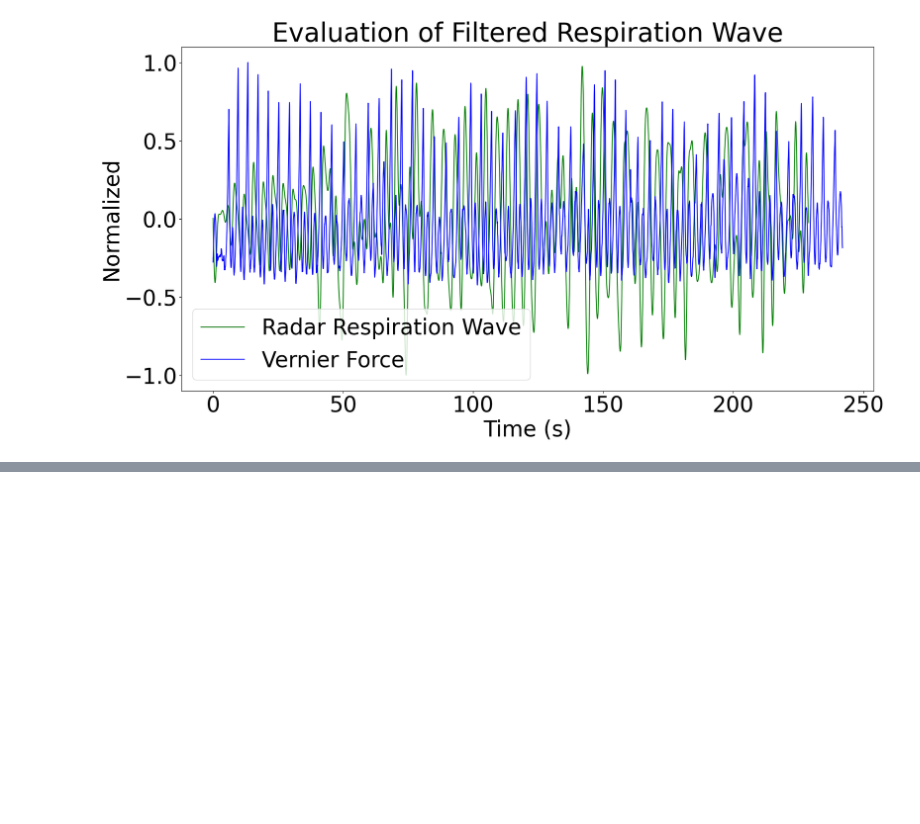
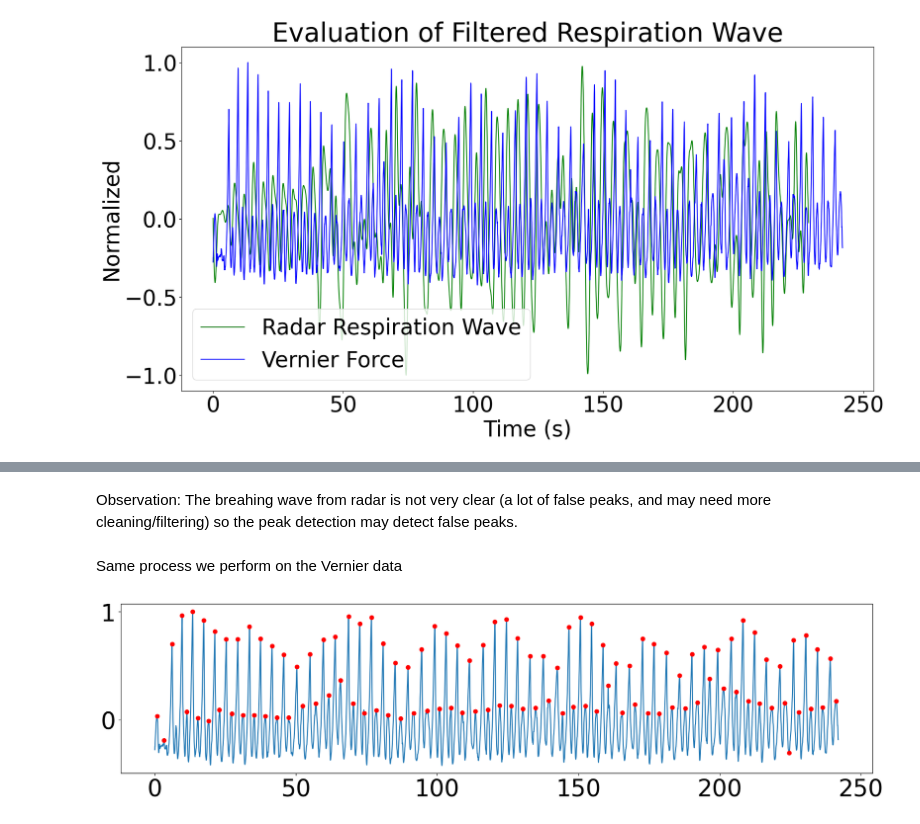
Before and after one commit to walidbrahim/radar_data_processing_tutorials, a Jupyter notebook: radar_data_processing.ipynb, the cells around one changed output, grey strips where cells are left out. Cells and saved outputs as stored; diff of their text form; code cells hidden in the pictures; blank space fills up the shorter version.

```diff
--- a/radar_data_processing.ipynb
+++ b/radar_data_processing.ipynb
@@ -472,0 +527,30 @@ plt.show()
+# %% [markdown]
+Observation: The breahing wave from radar is not very clear (a lot of false peaks, and may need more cleaning/filtering) so the peak detection may detect false peaks.
+# %% [markdown]
+Same process we perform on the Vernier data
+# %%
+# Find peaks for reference: (Vernier)
+# Parameters for the peak finding algoritm:
+distance = 1.5*vernier_sampling_frequency
+width = 1*vernier_sampling_frequency
+prominence = .7
+height = 0.0
+
+window_size = 30*vernier_sampling_frequency
+step = vernier_sampling_frequency
+vernier_br_array = []
+peaks_array = []
+for i in range(window_size, len(vernier_raw_data_norm), step):
+    peaks, _ = find_peaks(vernier_raw_data_norm[i-window_size:i], distance=distance)#, prominence=prominence)#, width=width, height=height)
+    bpm = len(peaks)*60*FPS//window_size
+    vernier_br_array.append(bpm)
+
+# Check peak detection:
+plt.subplot(212)
+plt.plot(time, vernier_raw_data_norm)
+peaks, _ = find_peaks(vernier_raw_data_norm, distance=distance)#, prominence=prominence)#, width=width, height=height)
+for pk in peaks:
+    plt.plot(time[pk], vernier_raw_data_norm[pk], 'ro')
+plt.show()
+# %% [output]
+[figure, added]
```
Also changed, not shown: parts of 9 cells of this notebook.
